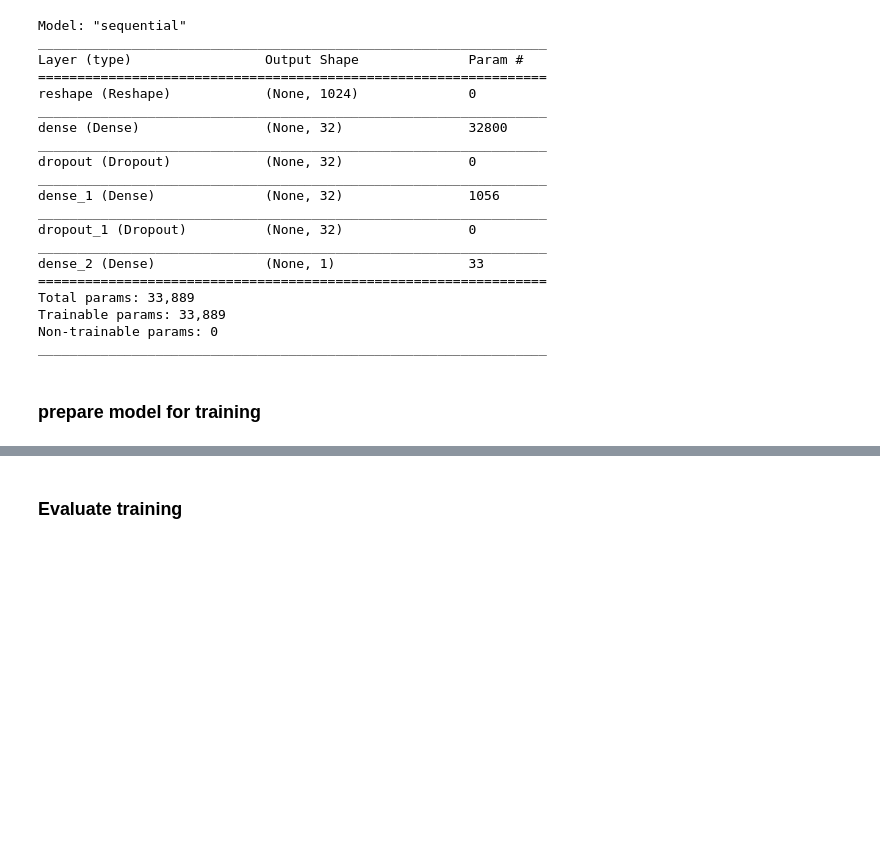
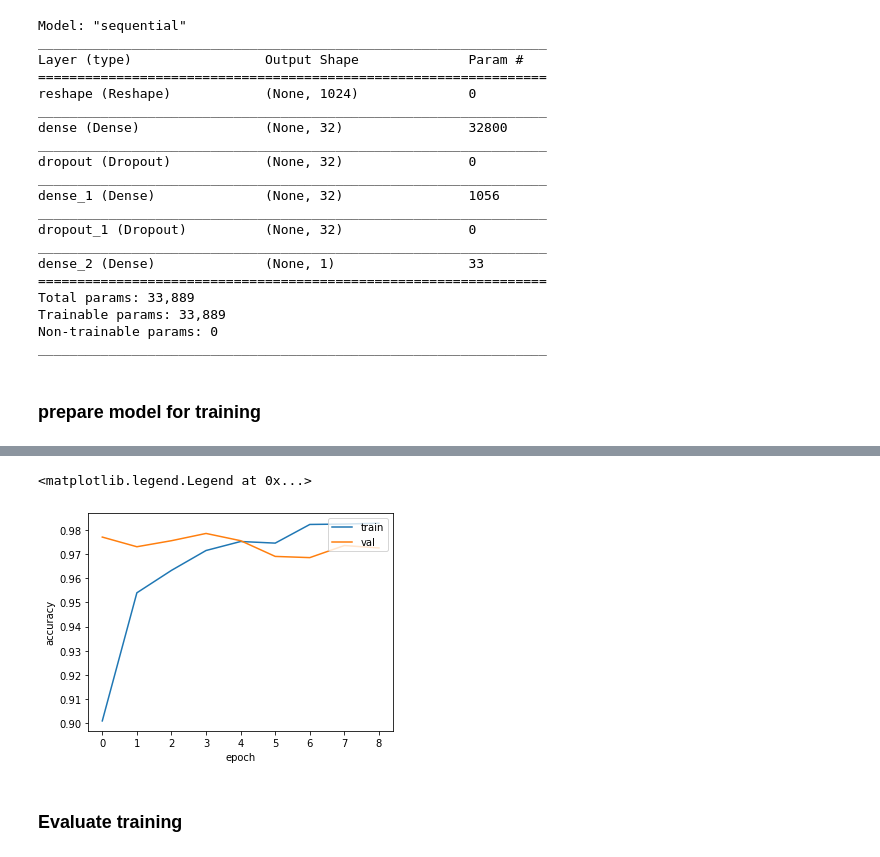
Before and after one commit to DeepLearningForPhysicsResearchBook/deep-learning-physics, a Jupyter notebook: Exercise_7_1_solution.ipynb, the cells around one changed output, grey strips where cells are left out. Cells and saved outputs as stored; diff of their text form; code cells hidden in the pictures; blank space fills up the shorter version.

```diff
--- a/Exercise_7_1_solution.ipynb
+++ b/Exercise_7_1_solution.ipynb
@@ -138,3 +148,14 @@ Epoch 00010: early stopping
+# %%
+plt.figure(1, (12, 4))
+plt.subplot(1, 2, 1)
+plt.plot(results.history['accuracy'])
+plt.plot(results.history['val_accuracy'])
+plt.ylabel('accuracy')
+plt.xlabel('epoch')
+plt.legend(['train', 'val'], loc='upper right')
+# %% [output]
+<matplotlib.legend.Legend at 0x...>
+[figure, added]
 # %% [markdown]
 ### Evaluate training
 # %%
```
Also changed, not shown: parts of 5 cells of this notebook, 6 other files.
